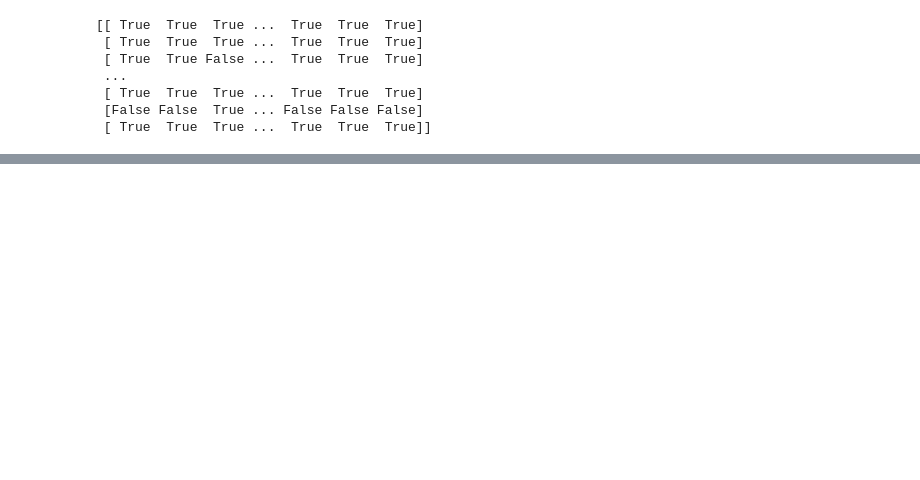
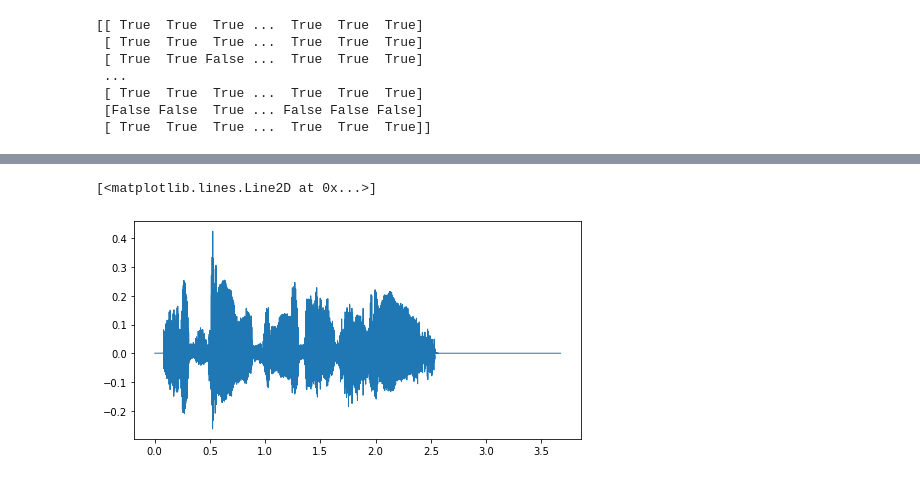
Before and after one commit to vik-vok/speech-similarity, a Jupyter notebook: voice_playing.ipynb, the cells around one changed output, grey strips where cells are left out. Cells and saved outputs as stored; diff of their text form; code cells hidden in the pictures; blank space fills up the shorter version.

```diff
--- a/voice_playing.ipynb
+++ b/voice_playing.ipynb
@@ -80,0 +105,7 @@ librosa.display.specshow(xsim_neg, x_axis='time', y_axis='time', hop_length=1024
+# %%
+fig, ax = plt.subplots(1, 1, figsize=(8, 4))
+t = np.linspace(0., len(x_anc) / sr_anc, len(x_anc))
+ax.plot(t, x_anc, lw=1)
+# %% [output]
+[<matplotlib.lines.Line2D at 0x...>]
+[figure, added]
```
Also changed, not shown: parts of 16 cells of this notebook.
